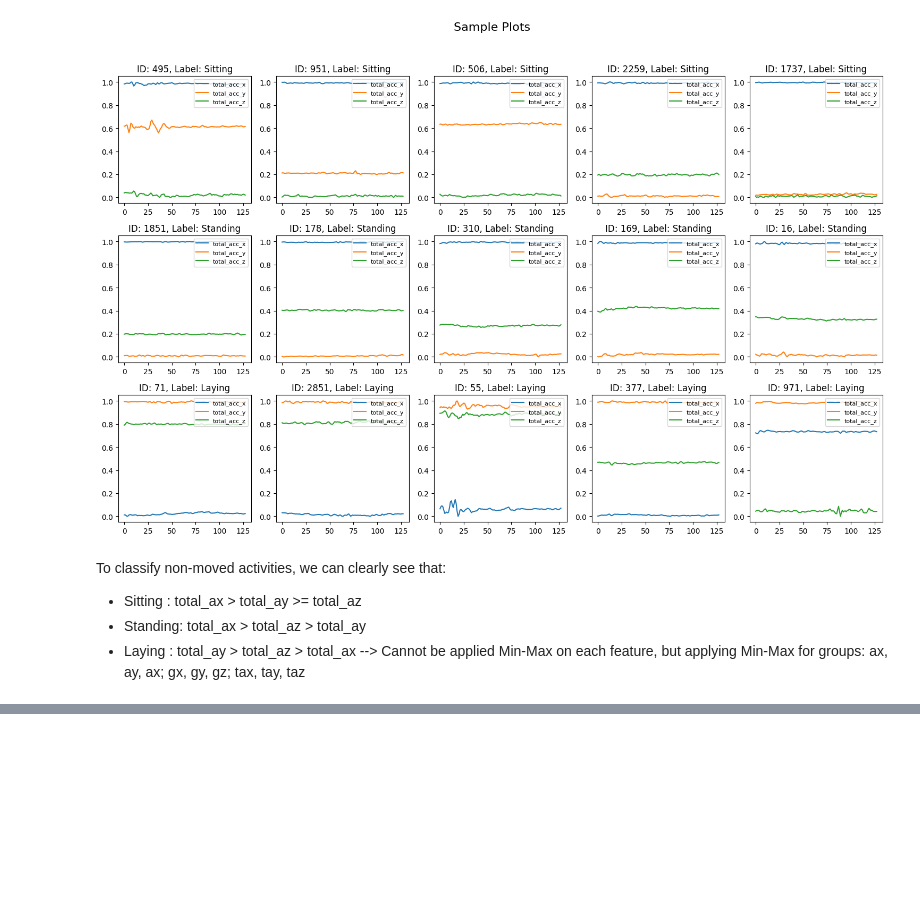
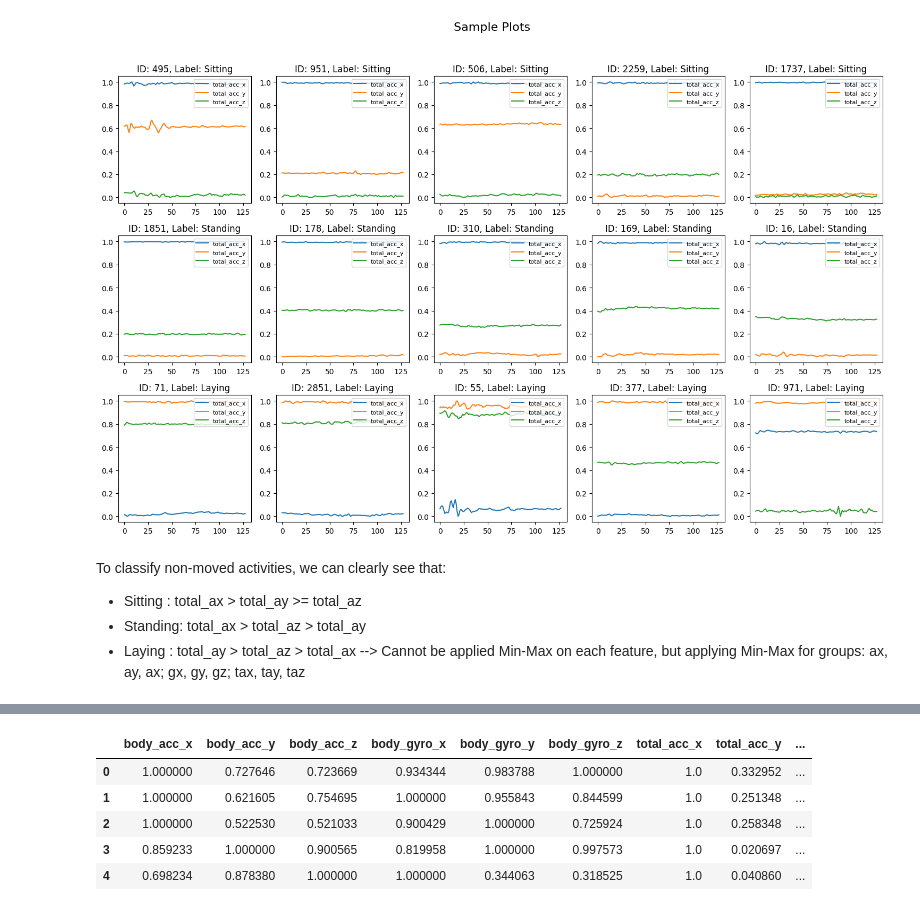
Before and after one commit to tungBKDN/icu-classification, a Jupyter notebook: PCA/pca.ipynb, the cells around one changed output, grey strips where cells are left out. Saved outputs shown, nothing was run; the diff lists cells and outputs as text; code cells hidden in the pictures; blank space fills up the shorter version.

```diff
--- a/PCA/pca.ipynb
+++ b/PCA/pca.ipynb
@@ -230,0 +278,9 @@ Extracting with MinMax: 2
+# %%
+stats_data["max"].head()
+# %% [output]
+|  | body_acc_x | body_acc_y | body_acc_z | body_gyro_x | body_gyro_y | body_gyro_z | total_acc_x | total_acc_y | ... |
+| 0 | 1.000000 | 0.727646 | 0.723669 | 0.934344 | 0.983788 | 1.000000 | 1.0 | 0.332952 | ... |
+| 1 | 1.000000 | 0.621605 | 0.754695 | 1.000000 | 0.955843 | 0.844599 | 1.0 | 0.251348 | ... |
+| 2 | 1.000000 | 0.522530 | 0.521033 | 0.900429 | 1.000000 | 0.725924 | 1.0 | 0.258348 | ... |
+| 3 | 0.859233 | 1.000000 | 0.900565 | 0.819958 | 1.000000 | 0.997573 | 1.0 | 0.020697 | ... |
+| 4 | 0.698234 | 0.878380 | 1.000000 | 1.000000 | 0.344063 | 0.318525 | 1.0 | 0.040860 | ... |
```
Also changed, not shown: parts of 9 cells of this notebook.
